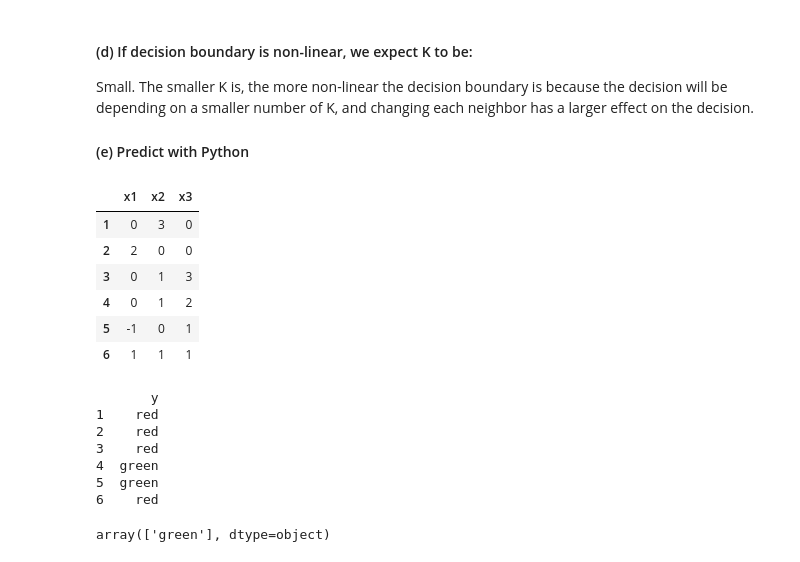
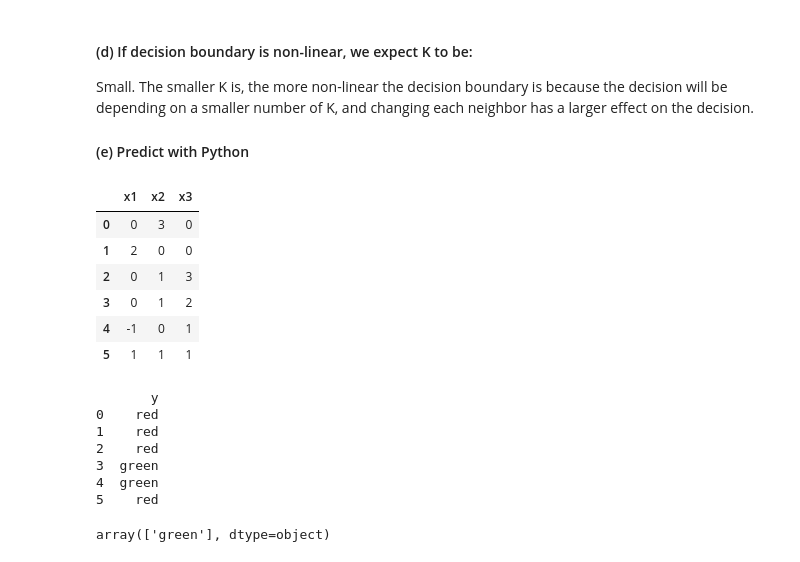
Before and after one commit to UC-MACSS/persp-model_W18, a Jupyter notebook: Students/LiR/PS4/PS4 - Li Ruixue.ipynb, the cells around one changed output. Drawn from its saved outputs; the diff is of its cells as text; code cells hidden in the pictures.

```diff
--- a/Students/LiR/PS4/PS4 - Li Ruixue.ipynb
+++ b/Students/LiR/PS4/PS4 - Li Ruixue.ipynb
@@ -11,7 +11,4 @@
 # %%
 import pandas as pd
 import matplotlib.pyplot as plt
-
-df = pd.read_csv("auto.csv")
-pd.set_option('display.max_rows', len(df))
-df
+import seaborn as sns
@@ -160,10 +139,9 @@ The predicted value is: 38.7321110977203
 ### 2. KNN
 #### (a) Compute distance to (0,0,0)
 # %%
-obs = pd.DataFrame([[0,0,0,''],[0,3,0,'red'],[2,0,0,'red'],[0,1,3,'red'],
+obs = pd.DataFrame([[0,3,0,'red'],[2,0,0,'red'],[0,1,3,'red'],
                     [0,1,2,'green'],[-1,0,1,'green'],[1,1,1,'red']])
 obs.columns = ['x1','x2','x3','y']
-obs = obs.rename(index = {0:'test'})
 obs
 # %% [output]
 |  | x1 | x2 | x3 | y |
@@ -200,27 +188,27 @@ Small. The smaller K is, the more non-linear the decision boundary is because th
 #### (e) Predict with Python
 # %%
 from sklearn import datasets, neighbors, linear_model
-x = obs.iloc[1:][['x1','x2','x3']]
+x = obs[['x1','x2','x3']]
 x
 # %% [output]
 |  | x1 | x2 | x3 |
-| 1 | 0 | 3 | 0 |
-| 2 | 2 | 0 | 0 |
-| 3 | 0 | 1 | 3 |
-| 4 | 0 | 1 | 2 |
-| 5 | -1 | 0 | 1 |
-| 6 | 1 | 1 | 1 |
+| 0 | 0 | 3 | 0 |
+| 1 | 2 | 0 | 0 |
+| 2 | 0 | 1 | 3 |
+| 3 | 0 | 1 | 2 |
+| 4 | -1 | 0 | 1 |
+| 5 | 1 | 1 | 1 |
 # %%
-y = obs[['y']][1:]
+y = obs[['y']]
 print(y)
 # %% [output]
        y
+0    red
 1    red
 2    red
-3    red
+3  green
 4  green
-5  green
-6    red
+5    red
 # %%
 knn = neighbors.KNeighborsClassifier(n_neighbors=2)
 knn.fit(x, y)
```
Also changed, not shown: parts of 8 cells of this notebook.
